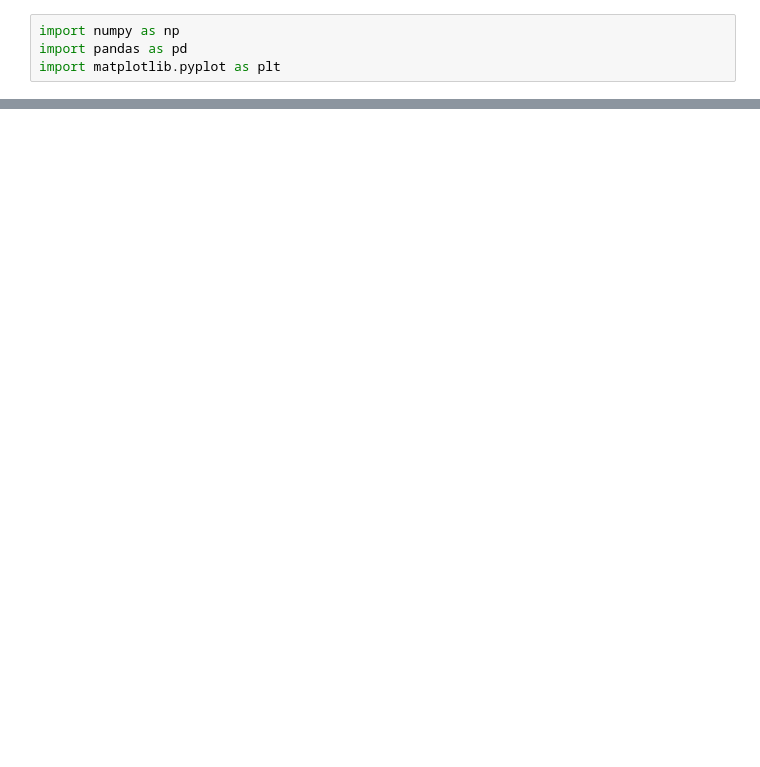
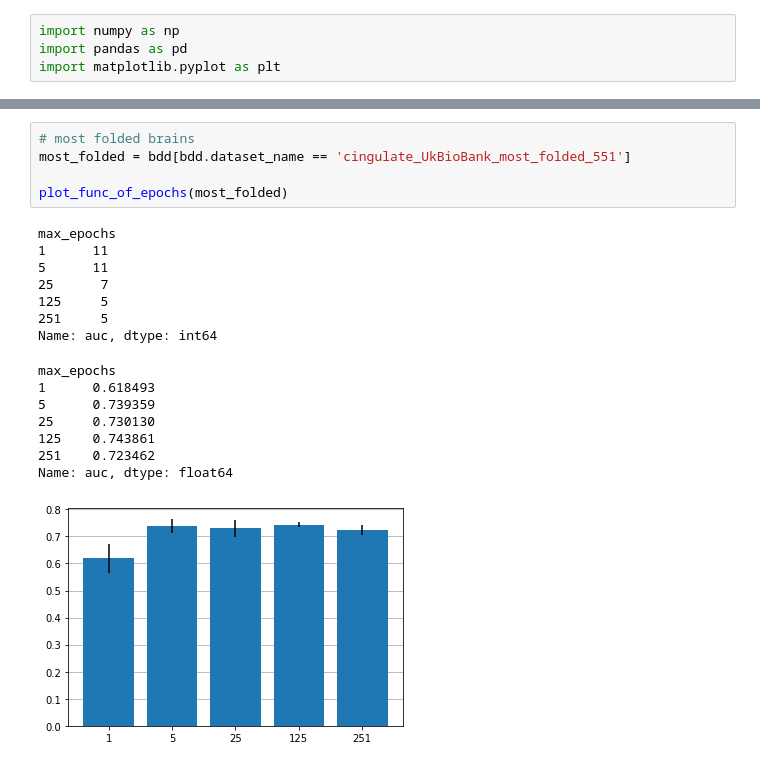
Before and after one commit to neurospin-projects/2023_agaudin_jchavas_folding_supervised, a Jupyter notebook: contrastive/notebooks/bdd_analysis.ipynb, the cells around one changed output, grey strips where cells are left out. Drawn from its saved outputs; the diff is of its cells as text; blank space fills up the shorter version.

```diff
--- a/contrastive/notebooks/bdd_analysis.ipynb
+++ b/contrastive/notebooks/bdd_analysis.ipynb
@@ -111,0 +90,21 @@ Name: auc, dtype: float64
+# %%
+# most folded brains
+most_folded = bdd[bdd.dataset_name == 'cingulate_UkBioBank_most_folded_551']
+
+plot_func_of_epochs(most_folded)
+# %% [output]
+max_epochs
+1      11
+5      11
+25      7
+125     5
+251     5
+Name: auc, dtype: int64
+max_epochs
+1      0.618493
+5      0.739359
+25     0.730130
+125    0.743861
+251    0.723462
+Name: auc, dtype: float64
+[figure, added]
```
Also changed, not shown: parts of 13 cells of this notebook, 4 other files.
